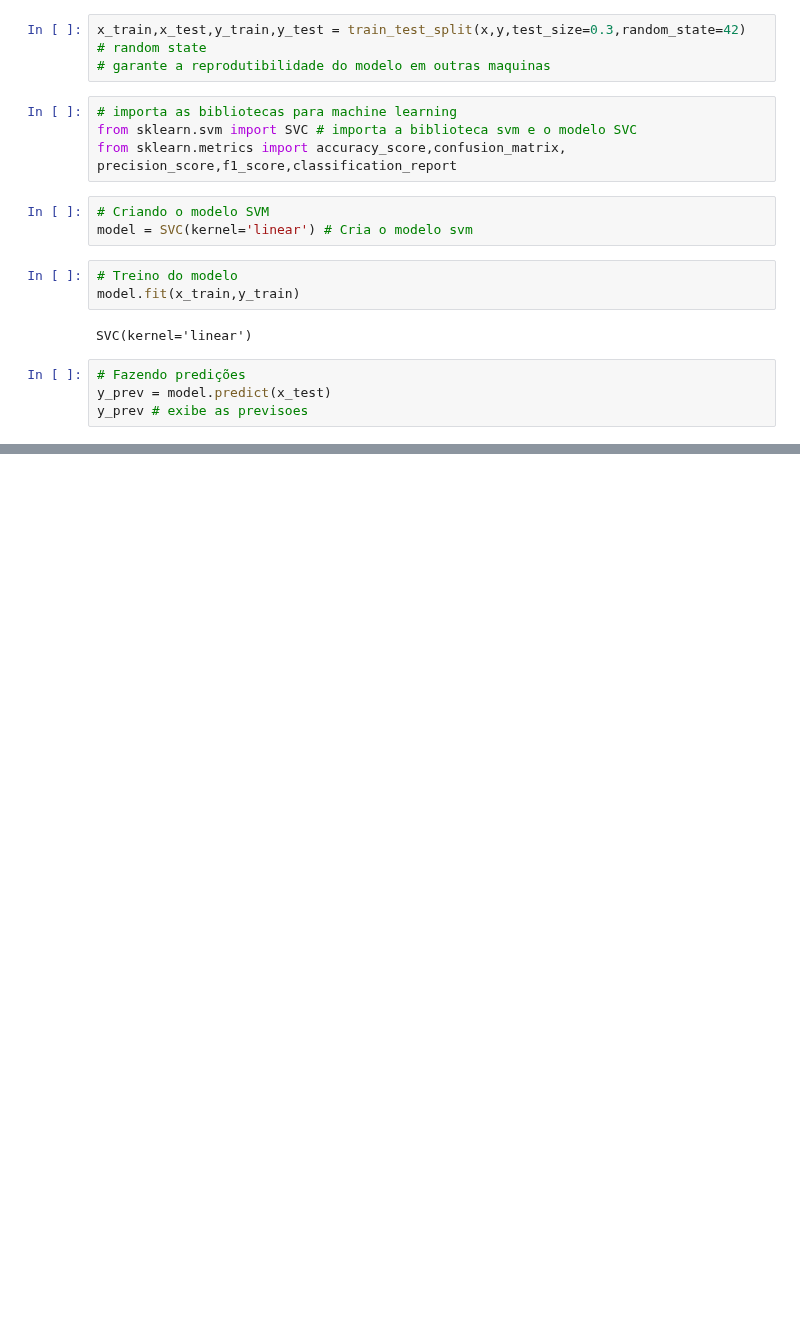
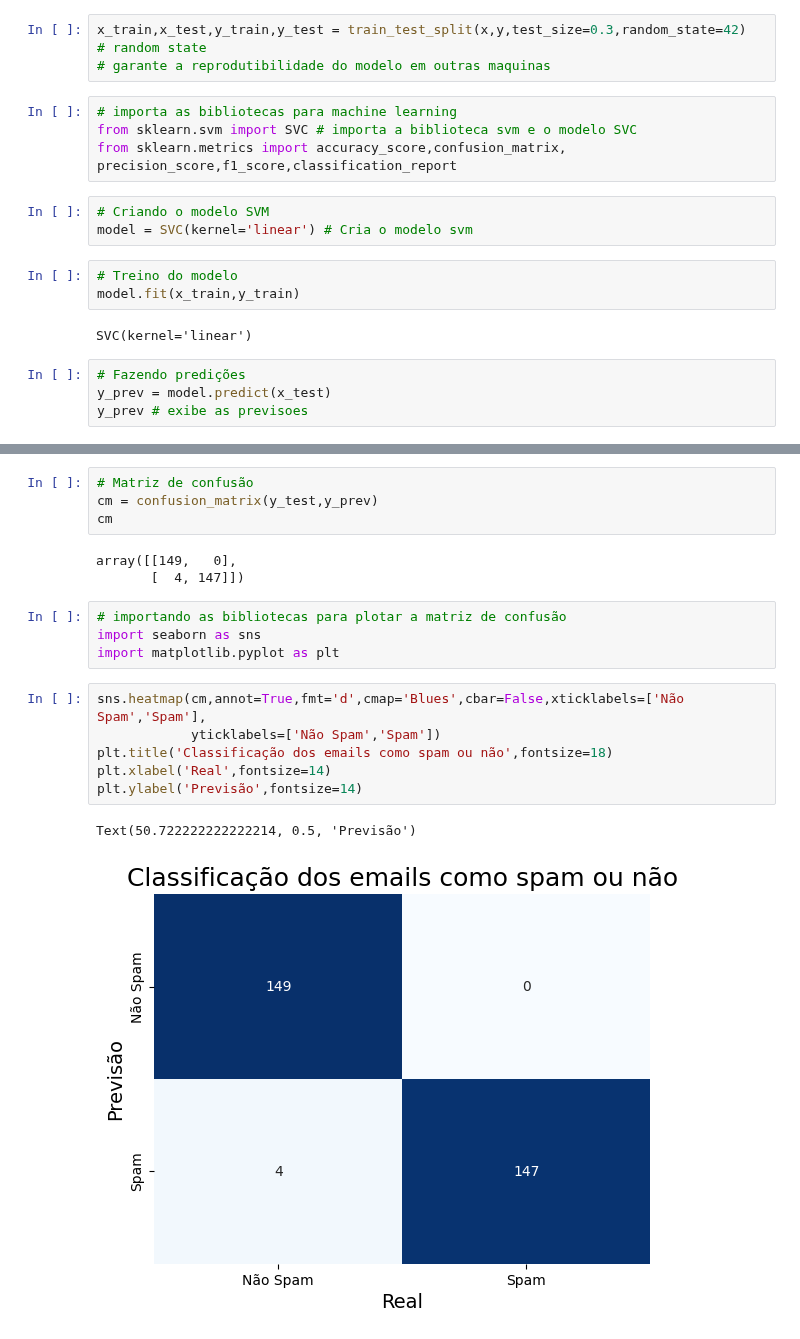
Before and after one commit to danielvieira95/Inteligencia_Artificial_2025, a Jupyter notebook: Turma-B/aula10/codigo.ipynb, the cells around one changed output, grey strips where cells are left out. Cells and saved outputs as stored; diff of their text form; blank space fills up the shorter version.

```diff
--- a/Turma-B/aula10/codigo.ipynb
+++ b/Turma-B/aula10/codigo.ipynb
@@ -45,0 +58,20 @@ y_prev # exibe as previsoes
+# %%
+# Matriz de confusão
+cm = confusion_matrix(y_test,y_prev)
+cm
+# %% [output]
+array([[149,   0],
+       [  4, 147]])
+# %%
+# importando as bibliotecas para plotar a matriz de confusão
+import seaborn as sns
+import matplotlib.pyplot as plt
+# %%
+sns.heatmap(cm,annot=True,fmt='d',cmap='Blues',cbar=False,xticklabels=['Não Spam','Spam'],
+            yticklabels=['Não Spam','Spam'])
+plt.title('Classificação dos emails como spam ou não',fontsize=18)
+plt.xlabel('Real',fontsize=14)
+plt.ylabel('Previsão',fontsize=14)
+# %% [output]
+Text(50.722222222222214, 0.5, 'Previsão')
+[figure, added]
```
Also changed, not shown: parts of 3 cells of this notebook.
